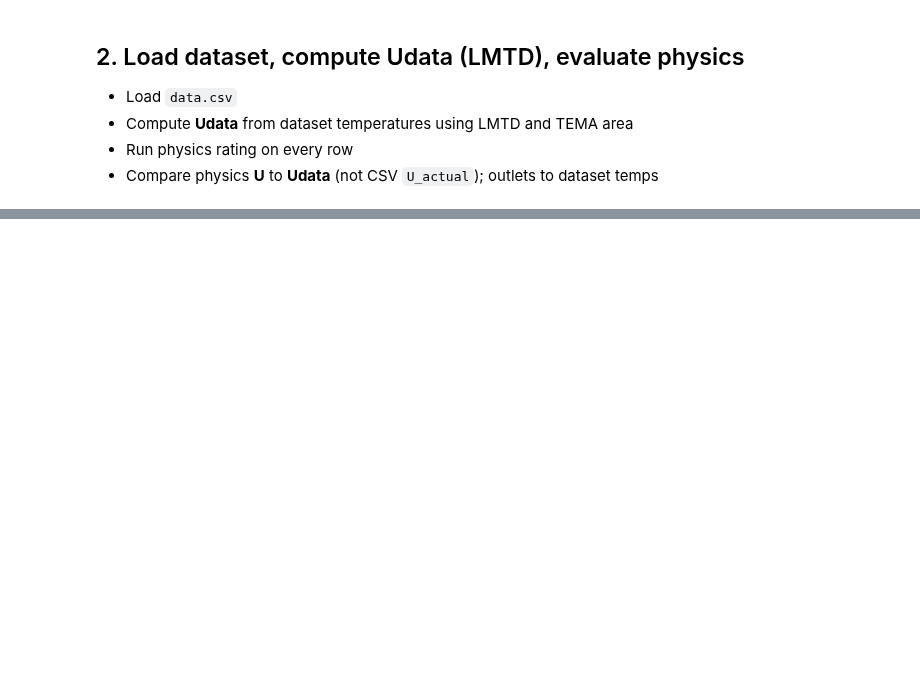
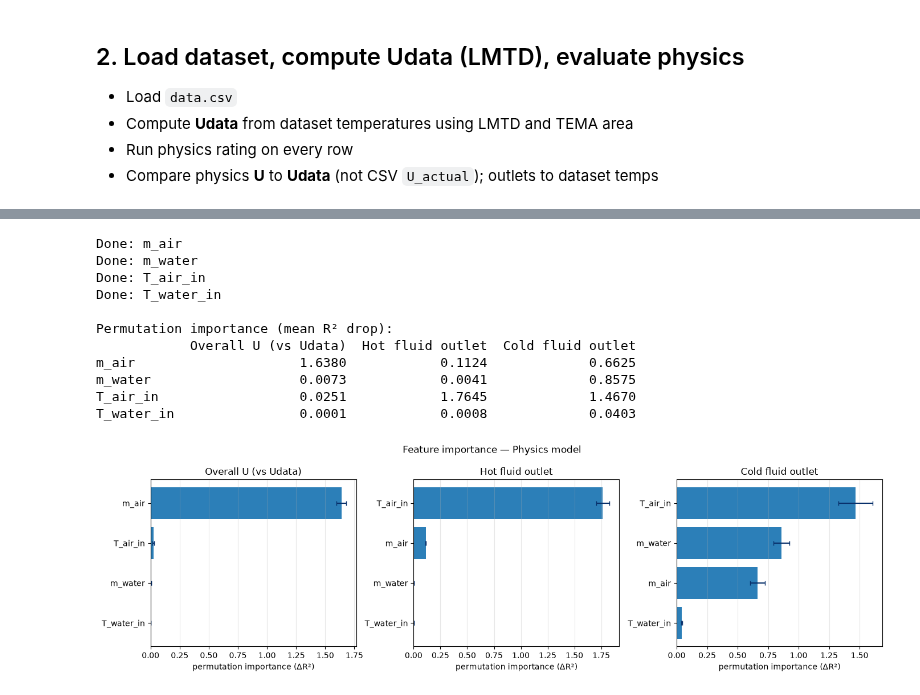
Before and after one commit to JBS-Technical-Solutions/Jbs-webiste, a Jupyter notebook: simulators/heat-exchanger/A0-PhysicsModelOnly.ipynb, the cells around one changed output, grey strips where cells are left out. Cells and saved outputs as stored; diff of their text form; code cells hidden in the pictures; blank space fills up the shorter version.

```diff
--- a/simulators/heat-exchanger/A0-PhysicsModelOnly.ipynb
+++ b/simulators/heat-exchanger/A0-PhysicsModelOnly.ipynb
@@ -603 +711,81 @@ plt.show()
+# %%
+# FEATURE IMPORTANCE of the physics model
+# Permutation importance: shuffle one input at a time, re-run physics,
+# and measure the drop in R² for each output.
+# Uses raw physics predictions (the Twout clip cell is not applied here).
+
+feature_cols = ["m_air", "m_water", "T_air_in", "T_water_in"]   # same order as physics_predict_row
+feature_labels = np.array(feature_cols)
+target_cols = ["Udata", "T_air_out", "T_water_out"]
+output_names = ["Overall U (vs Udata)", "Hot fluid outlet", "Cold fluid outlet"]
+
+N_SAMPLE = 1500    # rows used — physics is re-run for every shuffle, so keep this moderate
+N_REPEATS = 5      # shuffles per feature
+
+sample = df.sample(n=min(N_SAMPLE, len(df)), random_state=42)
+X_fi = sample[feature_cols].to_numpy(dtype=float)
+Y_fi = sample[target_cols].to_numpy(dtype=float)
+
+
+def physics_predict_matrix(X):
+    """Run physics on every row of X -> array of [U, Taout, Twout]."""
+    return np.array([physics_predict_row(*x)[:3] for x in X])
+
+
+def r2_per_output(Y_true, Y_pred):
+    return np.array([r2_score(Y_true[:, j], Y_pred[:, j]) for j in range(Y_true.shape[1])])
+
+
+rng = np.random.RandomState(42)
+base_r2 = r2_per_output(Y_fi, physics_predict_matrix(X_fi))
+
+n_feat = len(feature_cols)
+imp = np.zeros((3, n_feat))   # mean R² drop  [output, feature]
+err = np.zeros((3, n_feat))   # std of R² drop
+
+for f in range(n_feat):
+    drops = np.zeros((N_REPEATS, 3))
+    for r in range(N_REPEATS):
+        X_perm = X_fi.copy()
+        X_perm[:, f] = rng.permutation(X_perm[:, f])
+        drops[r] = base_r2 - r2_per_output(Y_fi, physics_predict_matrix(X_perm))
+    imp[:, f] = drops.mean(axis=0)
+    err[:, f] = drops.std(axis=0)
+    print(f"Done: {feature_cols[f]}")
+
+imp_df = pd.DataFrame(imp.T, index=feature_labels, columns=output_names)
+print("\nPermutation importance (mean R² drop):")
+print(imp_df.round(4).to_string())
+
+fig, axes = plt.subplots(1, 3, figsize=(14, 4.2))
+for j, ax in enumerate(axes):
+    order = np.argsort(imp[j])
+    ax.barh(
+        feature_labels[order],
+        imp[j, order],
+        xerr=err[j, order],
+        color="#2c7fb8",
+        ecolor="#08306b",
+        capsize=3,
+    )
+    ax.set_xlabel("permutation importance (ΔR²)")
+    ax.set_title(output_names[j])
+    ax.grid(True, axis="x", alpha=0.3)
+
+plt.suptitle("Feature importance — Physics model")
+plt.tight_layout()
+plt.show()
+# %% [output]
+Done: m_air
+Done: m_water
+Done: T_air_in
+Done: T_water_in
+
+Permutation importance (mean R² drop):
+            Overall U (vs Udata)  Hot fluid outlet  Cold fluid outlet
+m_air                     1.6380            0.1124             0.6625
+m_water                   0.0073            0.0041             0.8575
+T_air_in                  0.0251            1.7645             1.4670
+T_water_in                0.0001            0.0008             0.0403
+[figure, added]
 # %% [markdown]
```
Also changed, not shown: parts of 11 cells of this notebook, 14 other files.
